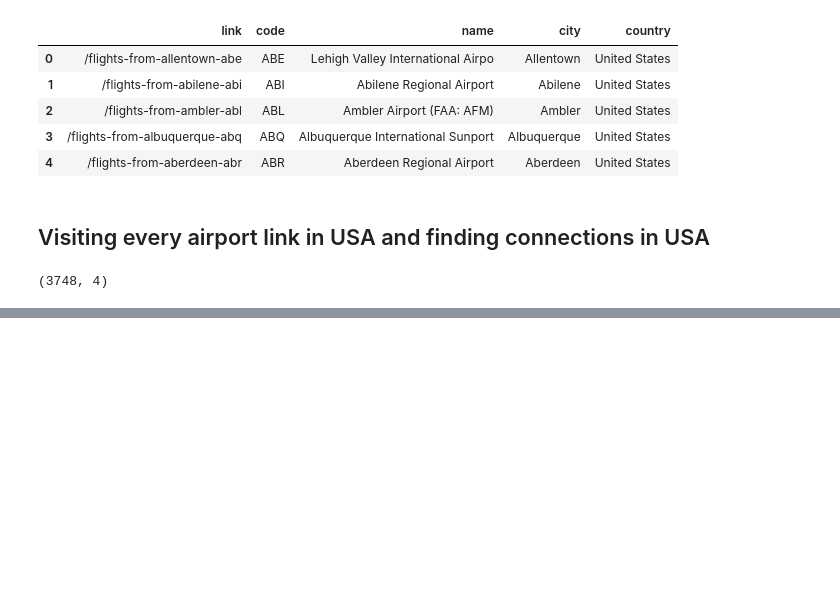
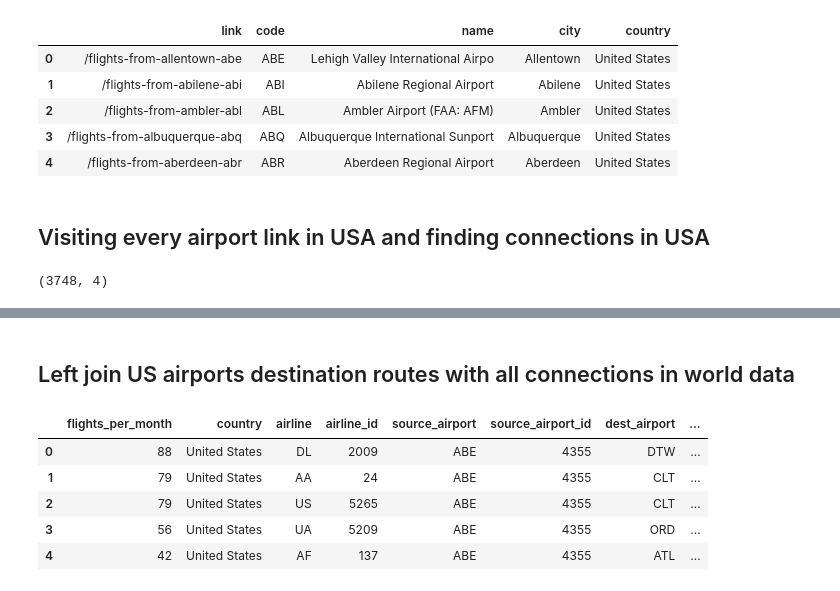
Before and after one commit to RipanHalder/Virus-Spread-Simulation-PSA-Final-Project, a Jupyter notebook: data-parsing/flight-connections-usa.ipynb, the cells around one changed output, grey strips where cells are left out. Cells and saved outputs as stored; diff of their text form; code cells hidden in the pictures; blank space fills up the shorter version.

```diff
--- a/data-parsing/flight-connections-usa.ipynb
+++ b/data-parsing/flight-connections-usa.ipynb
@@ -114,6 +117,6 @@ for row in tqdm_notebook(airport_info.itertuples(), total=airport_info.shape[0])
         exceptions.append([e, url_airport, source_code])
     time.sleep(0.5)
 # %%
-result = pd.DataFrame(full_destination_routes)
-result.to_csv("../data/routes.csv")
+full_destination_routes = pd.DataFrame(full_destination_routes)
+full_destination_routes.to_csv("../data/routes.csv")
 # %%
@@ -138,0 +183,6 @@ result
+# %%
+connections_cols = ['Airline', 'Airline ID', 'Source Airport', 'Source Airport ID',
+              'Dest Airport', 'Dest Airport ID', 'Codeshare', 'Stops', 'equipment']
+connections_world = pd.read_csv("https://raw.githubusercontent.com/jpatokal/openflights/master/data/routes.dat",
+                        names = connections_cols)
+connections_world.to_csv("../data/connections_world.csv")
@@ -138,0 +209,25 @@ result
+# %% [markdown]
+## Left join US airports destination routes with all connections in world data
+# %%
+connections = pd.merge(
+    full_destination_routes,
+    connections_world,
+    how='left',
+    left_on=['source_code', 'destination_code'],
+    right_on=['Source Airport', 'Dest Airport']
+)
+
+connections.drop(
+    ['source_code', 'destination_code', 'Codeshare', 'Stops', 'equipment'],
+    axis=1, inplace=True
+)
+
+connections.columns = connections.columns.str.lower().str.split().str.join("_")
+connections.head()
+# %% [output]
+|  | flights_per_month | country | airline | airline_id | source_airport | source_airport_id | dest_airport | ... |
+| 0 | 88 | United States | DL | 2009 | ABE | 4355 | DTW | ... |
+| 1 | 79 | United States | AA | 24 | ABE | 4355 | CLT | ... |
+| 2 | 79 | United States | US | 5265 | ABE | 4355 | CLT | ... |
+| 3 | 56 | United States | UA | 5209 | ABE | 4355 | ORD | ... |
+| 4 | 42 | United States | AF | 137 | ABE | 4355 | ATL | ... |
```
Also changed, not shown: parts of 23 cells of this notebook, 5 other files.
